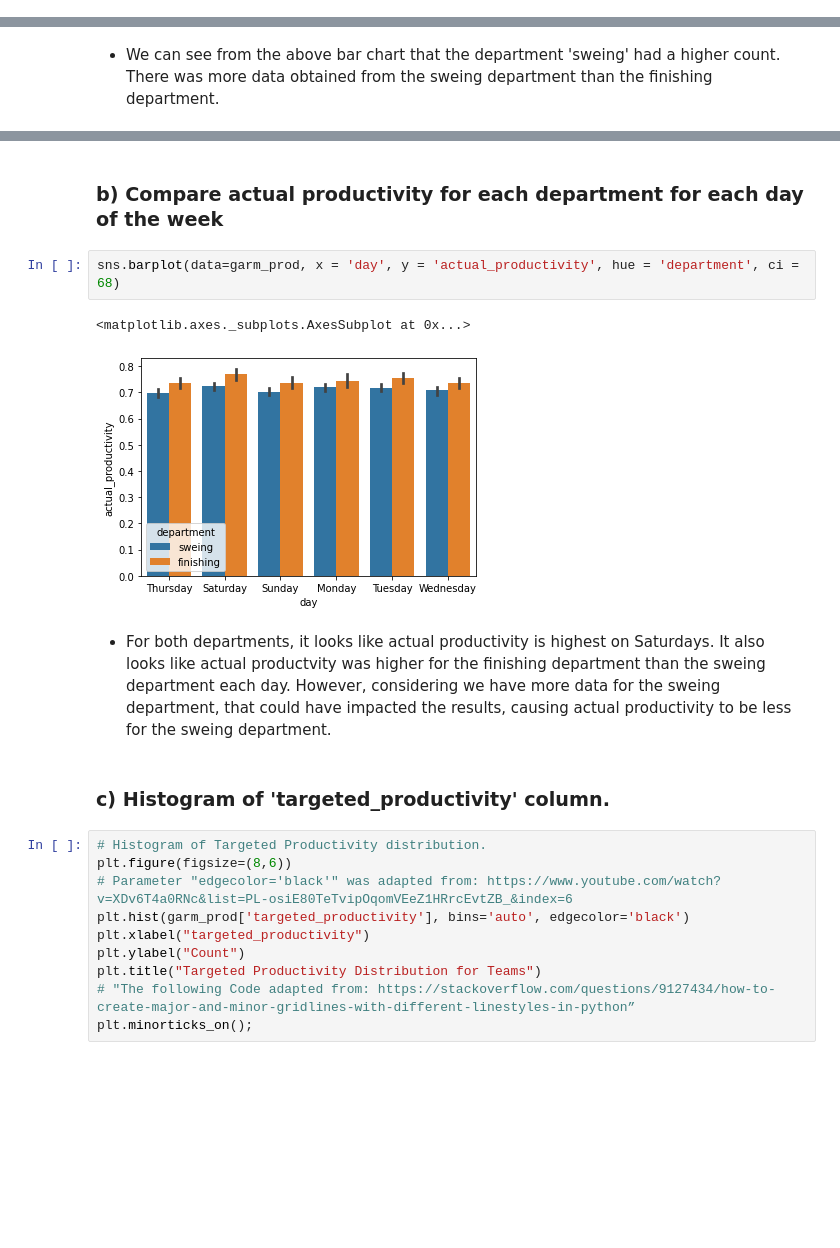
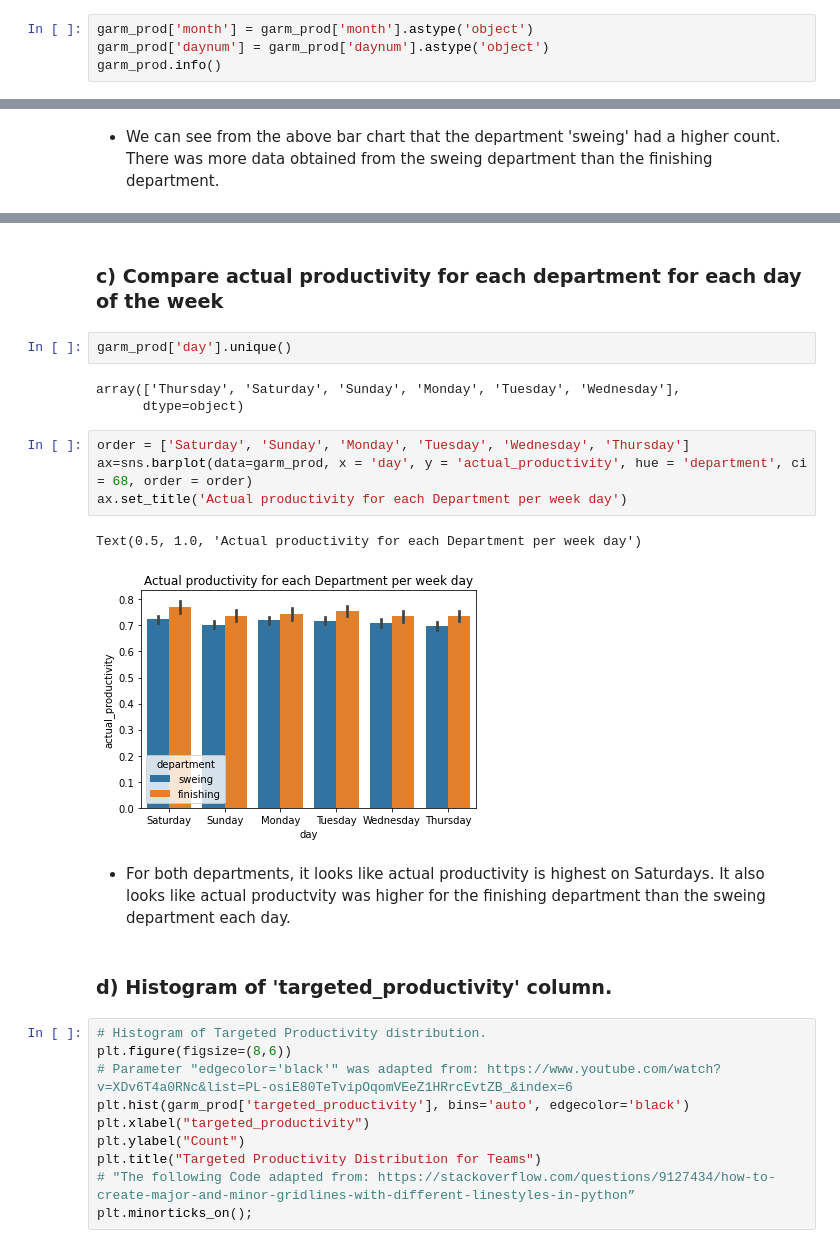
Before and after one commit to todebode/Garments-Industry-Employee-Productivity, a Jupyter notebook: Garment_Industry_Employee_Productivity.ipynb, the cells around one changed output, grey strips where cells are left out. Saved outputs shown, nothing was run; the diff lists cells and outputs as text; blank space fills up the shorter version.

```diff
--- a/Garment_Industry_Employee_Productivity.ipynb
+++ b/Garment_Industry_Employee_Productivity.ipynb
@@ -164,0 +167,4 @@ memory usage: 149.8+ KB
+# %%
+garm_prod['month'] = garm_prod['month'].astype('object')
+garm_prod['daynum'] = garm_prod['daynum'].astype('object')
+garm_prod.info()
@@ -436,14 +475,21 @@ Name: department, dtype: int64
 # %% [markdown]
-### b) Compare actual productivity for each department for each day of the week
+### c) Compare actual productivity for each department for each day of the week
+# %%
+garm_prod['day'].unique()
+# %% [output]
+array(['Thursday', 'Saturday', 'Sunday', 'Monday', 'Tuesday', 'Wednesday'],
+      dtype=object)
 # %%
-sns.barplot(data=garm_prod, x = 'day', y = 'actual_productivity', hue = 'department', ci = 68)
+order = ['Saturday', 'Sunday', 'Monday', 'Tuesday', 'Wednesday', 'Thursday']
+ax=sns.barplot(data=garm_prod, x = 'day', y = 'actual_productivity', hue = 'department', ci = 68, order = order)
+ax.set_title('Actual productivity for each Department per week day')
 # %% [output]
-<matplotlib.axes._subplots.AxesSubplot at 0x...>
+Text(0.5, 1.0, 'Actual productivity for each Department per week day')
-[figure, old version]
+[figure, new version]
 # %% [markdown]
-- For both departments, it looks like actual productivity is highest on Saturdays. It also looks like actual productvity was higher for the finishing department than the sweing department each day. However, considering we have more data for the sweing department, that could have impacted the results, causing actual productivity to be less for the sweing department.
+- For both departments, it looks like actual productivity is highest on Saturdays. It also looks like actual productvity was higher for the finishing department than the sweing department each day.
 # %% [markdown]
-### c) Histogram of 'targeted_productivity' column.
+### d) Histogram of 'targeted_productivity' column.
 # %%
 # Histogram of Targeted Productivity distribution.
 plt.figure(figsize=(8,6))
```
Also changed, not shown: parts of 80 cells of this notebook.
